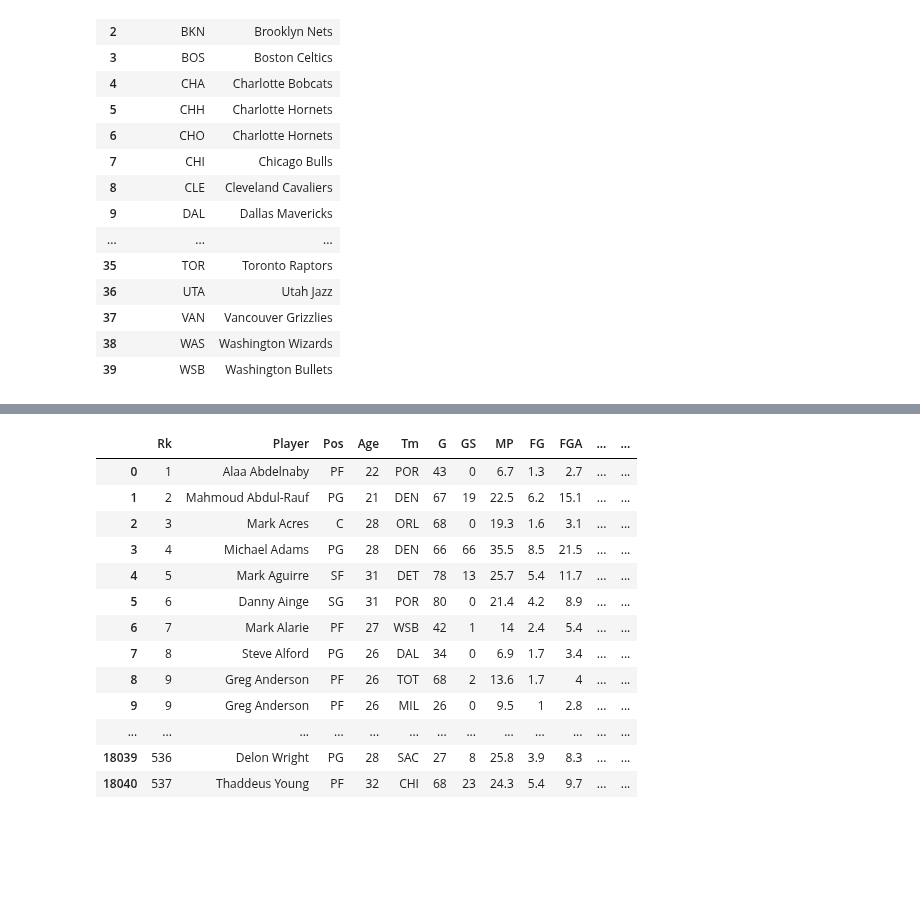
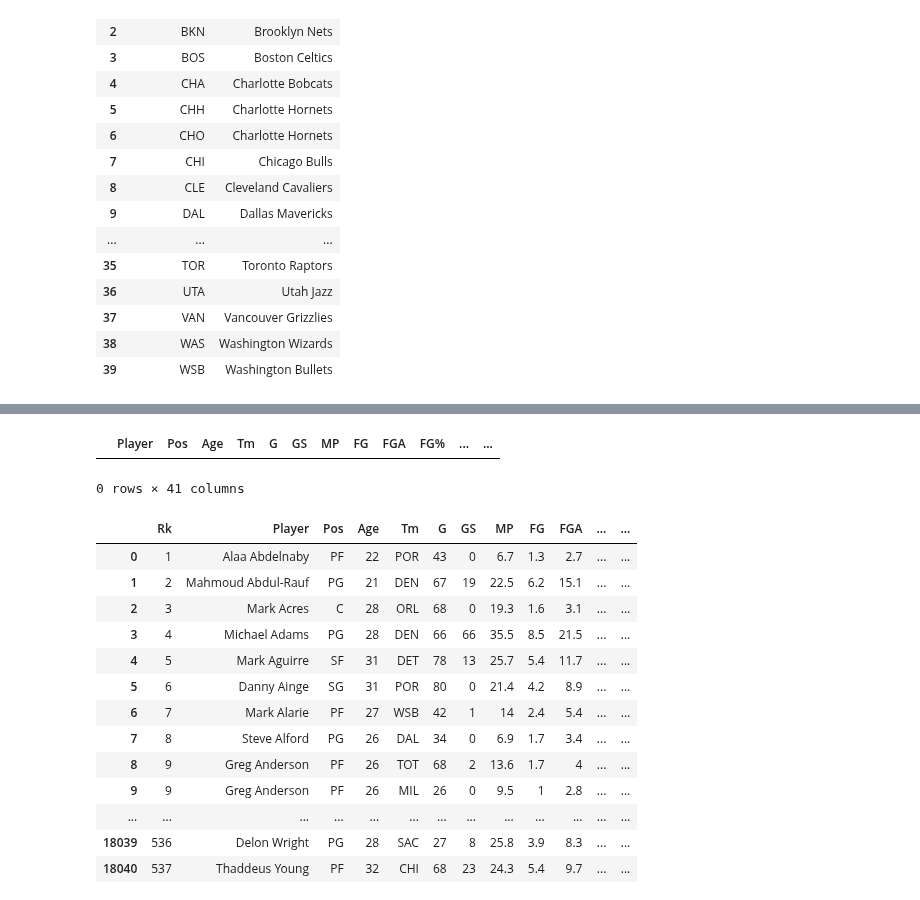
Before and after one commit to akmalgomal3/nba-kasddead, a Jupyter notebook: dataset-insight.ipynb, the cells around one changed output, grey strips where cells are left out. Drawn from its saved outputs; the diff is of its cells as text; code cells hidden in the pictures; blank space fills up the shorter version.

```diff
--- a/dataset-insight.ipynb
+++ b/dataset-insight.ipynb
@@ -78,3 +71,11 @@ display_both_head_and_tail(player_mvp_stats_df)
+# %%
+display_both_head_and_tail(player_mvp_stats_df)
+player_mvp_stats_df.isna().sum()
+temp = (player_mvp_stats_df['FG'] - (player_mvp_stats_df['2P'] + player_mvp_stats_df['3P'])) > 0.100001
+player_mvp_stats_df[temp]
+# %% [output]
+|  | Player | Pos | Age | Tm | G | GS | MP | FG | FGA | FG% | ... | ... |
+0 rows × 41 columns
 # %%
 display_both_head_and_tail(players_df)
 # %% [output]
```
Also changed, not shown: parts of 2 cells of this notebook.
